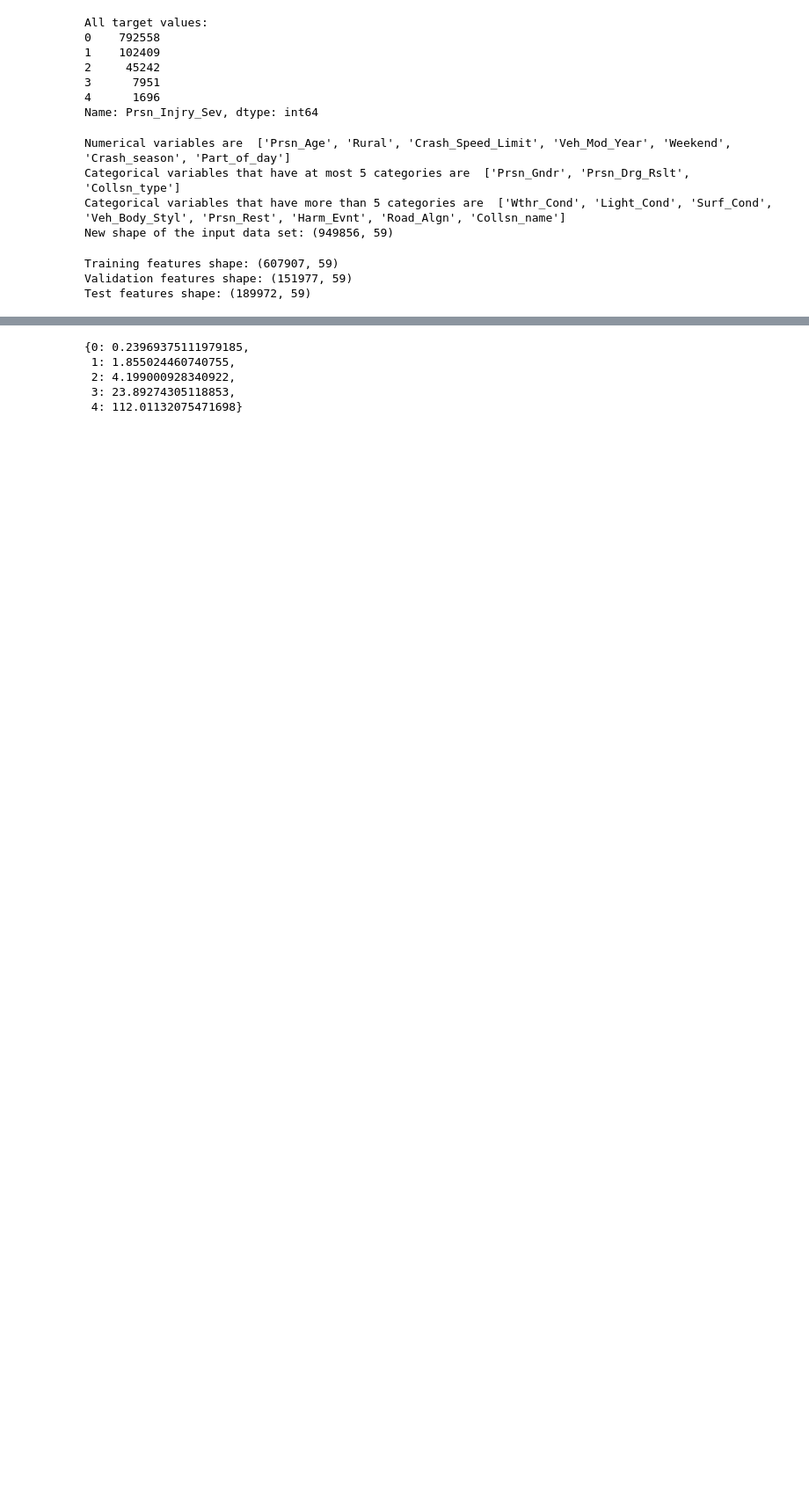
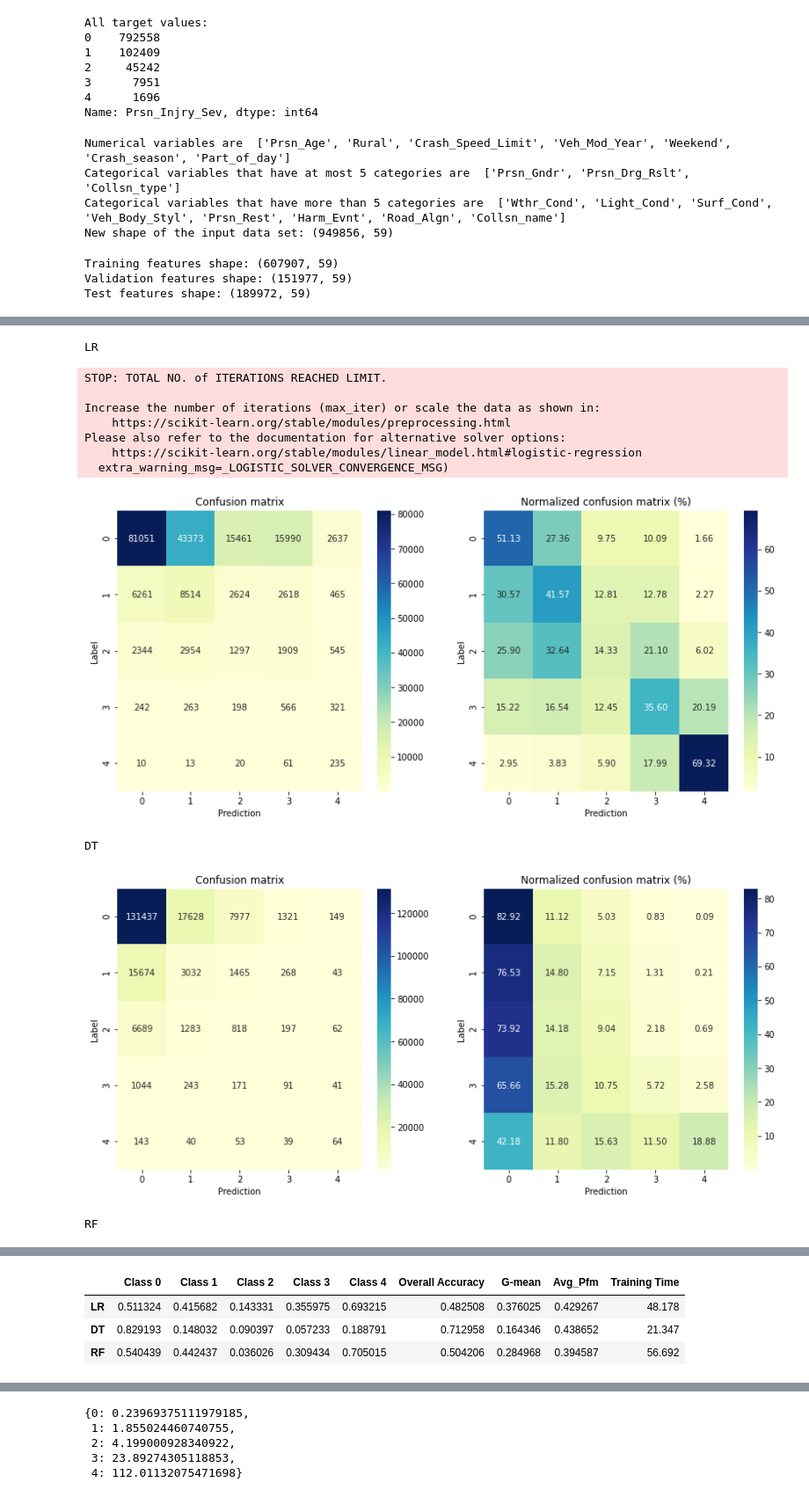
Before and after one commit to duonghung86/Injury-severity-classification, a Jupyter notebook: VCA_2_1_MLP_earlystopping.ipynb, the cells around one changed output, grey strips where cells are left out. Shown: that part at 88% size. Saved outputs shown, nothing was run; the diff lists cells and outputs as text; code cells hidden in the pictures; blank space fills up the shorter version.

```diff
--- a/VCA_2_1_MLP_earlystopping.ipynb
+++ b/VCA_2_1_MLP_earlystopping.ipynb
@@ -45,4 +65,4 @@ Downloading data from https://github.com/duonghung86/Injury-severity-classificat
 # %%
-# Let's just use 20% of the total dataset
-df, _ = train_test_split(df, test_size=0.2,stratify = df['Prsn_Injry_Sev'])
-df.shape
+# Let's just use 80% of the total dataset
+#df, _ = train_test_split(df, test_size=0.2,stratify = df['Prsn_Injry_Sev'])
+#df.shape
@@ -128,0 +206,33 @@ Test features shape: (189972, 59)
+# %%
+wgt='balanced'
+clfs = [LogisticRegression(solver = 'lbfgs',class_weight=wgt),
+        DecisionTreeClassifier(class_weight=wgt),
+        RandomForestClassifier(max_depth=4,class_weight=wgt)]
+clf_names = ['LR','DT','RF']
+rsts = pd.DataFrame()
+for model, name in zip(clfs,clf_names):
+    start = time.time()
+    print(name)
+    model.fit(X_train, y_train.values)
+    # use the model to make predictions with the test data
+    y_pred = model.predict(X_test)
+    end= time.time()
+    # get the evaluation metrics
+    result = get_accs(y_test.values,y_pred,True)
+    result['Training Time'] = np.round(end-start,3)
+    result.index = [name]
+    rsts = rsts.append(result)
+rsts
+# %% [output]
+LR
+STOP: TOTAL NO. of ITERATIONS REACHED LIMIT.
+
+Increase the number of iterations (max_iter) or scale the data as shown in:
+    https://scikit-learn.org/stable/modules/preprocessing.html
+Please also refer to the documentation for alternative solver options:
+    https://scikit-learn.org/stable/modules/linear_model.html#logistic-regression
+  extra_warning_msg=_LOGISTIC_SOLVER_CONVERGENCE_MSG)
+[figure, added]
+DT
+[figure, added]
+RF
@@ -128,0 +240,4 @@ Test features shape: (189972, 59)
+|  | Class 0 | Class 1 | Class 2 | Class 3 | Class 4 | Overall Accuracy | G-mean | Avg_Pfm | Training Time |
+| LR | 0.511324 | 0.415682 | 0.143331 | 0.355975 | 0.693215 | 0.482508 | 0.376025 | 0.429267 | 48.178 |
+| DT | 0.829193 | 0.148032 | 0.090397 | 0.057233 | 0.188791 | 0.712958 | 0.164346 | 0.438652 | 21.347 |
+| RF | 0.540439 | 0.442437 | 0.036026 | 0.309434 | 0.705015 | 0.504206 | 0.284968 | 0.394587 | 56.692 |
```
Also changed, not shown: parts of 26 cells of this notebook.
